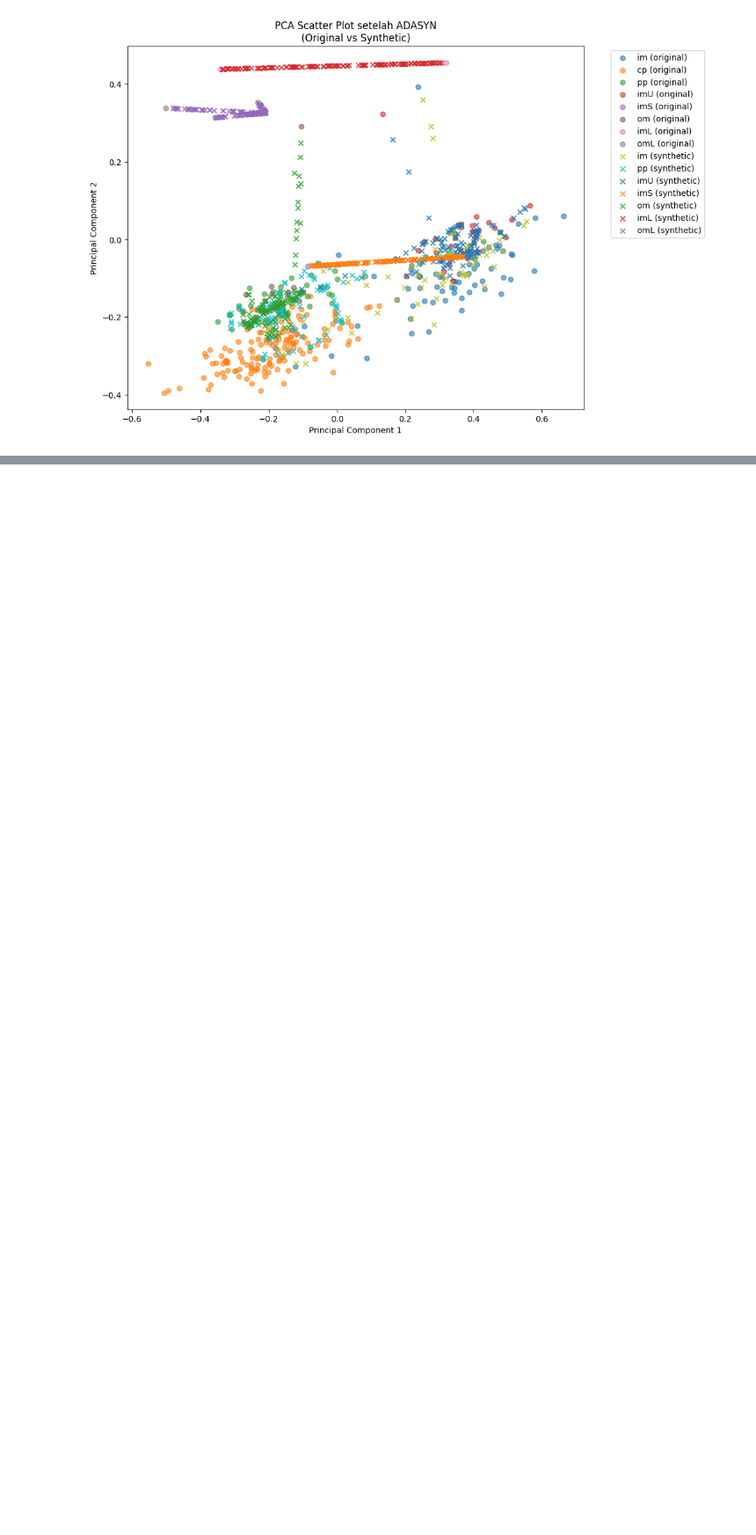
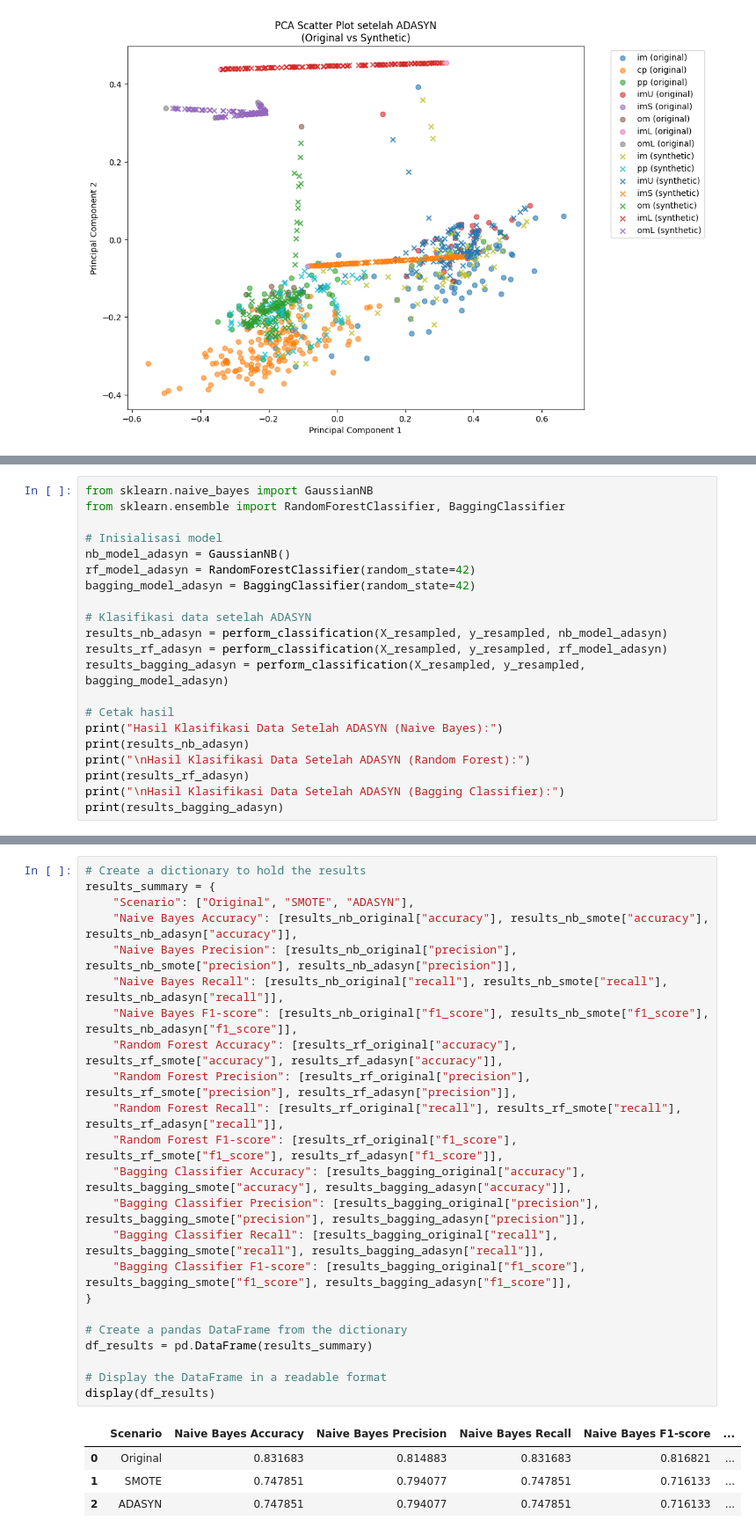
Before and after one commit to Frinzz03/PSD, a Jupyter notebook: _sources/Imbalanced Data.ipynb, the cells around one changed output, grey strips where cells are left out. Shown: that part at 88% size. Cells and saved outputs as stored; diff of their text form; blank space fills up the shorter version.

Commit message:
update2_imbalanced_data

```diff
--- a/_sources/Imbalanced Data.ipynb
+++ b/_sources/Imbalanced Data.ipynb
@@ -471,0 +545,21 @@ plt.show()
+# %%
+from sklearn.naive_bayes import GaussianNB
+from sklearn.ensemble import RandomForestClassifier, BaggingClassifier
+
+# Inisialisasi model
+nb_model_adasyn = GaussianNB()
+rf_model_adasyn = RandomForestClassifier(random_state=42)
+bagging_model_adasyn = BaggingClassifier(random_state=42)
+
+# Klasifikasi data setelah ADASYN
+results_nb_adasyn = perform_classification(X_resampled, y_resampled, nb_model_adasyn)
+results_rf_adasyn = perform_classification(X_resampled, y_resampled, rf_model_adasyn)
+results_bagging_adasyn = perform_classification(X_resampled, y_resampled, bagging_model_adasyn)
+
+# Cetak hasil
+print("Hasil Klasifikasi Data Setelah ADASYN (Naive Bayes):")
+print(results_nb_adasyn)
+print("\nHasil Klasifikasi Data Setelah ADASYN (Random Forest):")
+print(results_rf_adasyn)
+print("\nHasil Klasifikasi Data Setelah ADASYN (Bagging Classifier):")
+print(results_bagging_adasyn)
@@ -471,0 +579,28 @@ plt.show()
+# %%
+# Create a dictionary to hold the results
+results_summary = {
+    "Scenario": ["Original", "SMOTE", "ADASYN"],
+    "Naive Bayes Accuracy": [results_nb_original["accuracy"], results_nb_smote["accuracy"], results_nb_adasyn["accuracy"]],
+    "Naive Bayes Precision": [results_nb_original["precision"], results_nb_smote["precision"], results_nb_adasyn["precision"]],
+    "Naive Bayes Recall": [results_nb_original["recall"], results_nb_smote["recall"], results_nb_adasyn["recall"]],
+    "Naive Bayes F1-score": [results_nb_original["f1_score"], results_nb_smote["f1_score"], results_nb_adasyn["f1_score"]],
+    "Random Forest Accuracy": [results_rf_original["accuracy"], results_rf_smote["accuracy"], results_rf_adasyn["accuracy"]],
+    "Random Forest Precision": [results_rf_original["precision"], results_rf_smote["precision"], results_rf_adasyn["precision"]],
+    "Random Forest Recall": [results_rf_original["recall"], results_rf_smote["recall"], results_rf_adasyn["recall"]],
+    "Random Forest F1-score": [results_rf_original["f1_score"], results_rf_smote["f1_score"], results_rf_adasyn["f1_score"]],
+    "Bagging Classifier Accuracy": [results_bagging_original["accuracy"], results_bagging_smote["accuracy"], results_bagging_adasyn["accuracy"]],
+    "Bagging Classifier Precision": [results_bagging_original["precision"], results_bagging_smote["precision"], results_bagging_adasyn["precision"]],
+    "Bagging Classifier Recall": [results_bagging_original["recall"], results_bagging_smote["recall"], results_bagging_adasyn["recall"]],
+    "Bagging Classifier F1-score": [results_bagging_original["f1_score"], results_bagging_smote["f1_score"], results_bagging_adasyn["f1_score"]],
+}
+
+# Create a pandas DataFrame from the dictionary
+df_results = pd.DataFrame(results_summary)
+
+# Display the DataFrame in a readable format
+display(df_results)
+# %% [output]
+|  | Scenario | Naive Bayes Accuracy | Naive Bayes Precision | Naive Bayes Recall | Naive Bayes F1-score | ... |
+| 0 | Original | 0.831683 | 0.814883 | 0.831683 | 0.816821 | ... |
+| 1 | SMOTE | 0.747851 | 0.794077 | 0.747851 | 0.716133 | ... |
+| 2 | ADASYN | 0.747851 | 0.794077 | 0.747851 | 0.716133 | ... |
```
Also changed, not shown: parts of 12 cells of this notebook, 7 other files.
